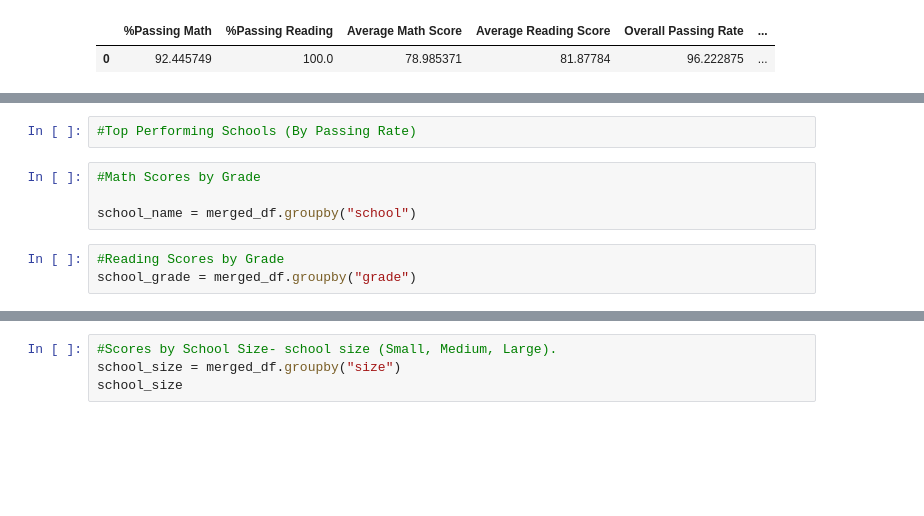
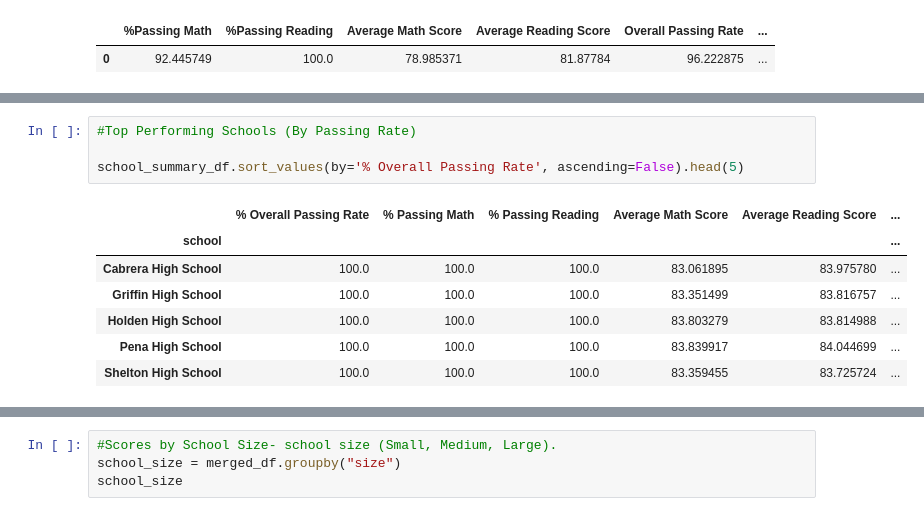
Before and after one commit to connelb/NU-pandas, a Jupyter notebook: PyCitySchools.ipynb, the cells around one changed output, grey strips where cells are left out. Drawn from its saved outputs; the diff is of its cells as text; blank space fills up the shorter version.

```diff
--- a/PyCitySchools.ipynb
+++ b/PyCitySchools.ipynb
@@ -175,9 +131,12 @@ dir(school_summary_df.sort_values(by='% Overall Passing Rate', ascending=False))
 # %%
 #Top Performing Schools (By Passing Rate)
+
+school_summary_df.sort_values(by='% Overall Passing Rate', ascending=False).head(5)
+# %% [output]
+|  | % Overall Passing Rate | % Passing Math | % Passing Reading | Average Math Score | Average Reading Score | ... |
+| school |  |  |  |  |  | ... |
+| Cabrera High School | 100.0 | 100.0 | 100.0 | 83.061895 | 83.975780 | ... |
+| Griffin High School | 100.0 | 100.0 | 100.0 | 83.351499 | 83.816757 | ... |
+| Holden High School | 100.0 | 100.0 | 100.0 | 83.803279 | 83.814988 | ... |
+| Pena High School | 100.0 | 100.0 | 100.0 | 83.839917 | 84.044699 | ... |
+| Shelton High School | 100.0 | 100.0 | 100.0 | 83.359455 | 83.725724 | ... |
-# %%
-#Math Scores by Grade
-
-school_name = merged_df.groupby("school")
-# %%
-#Reading Scores by Grade
-school_grade = merged_df.groupby("grade")
```
Also changed, not shown: parts of 5 cells of this notebook.
